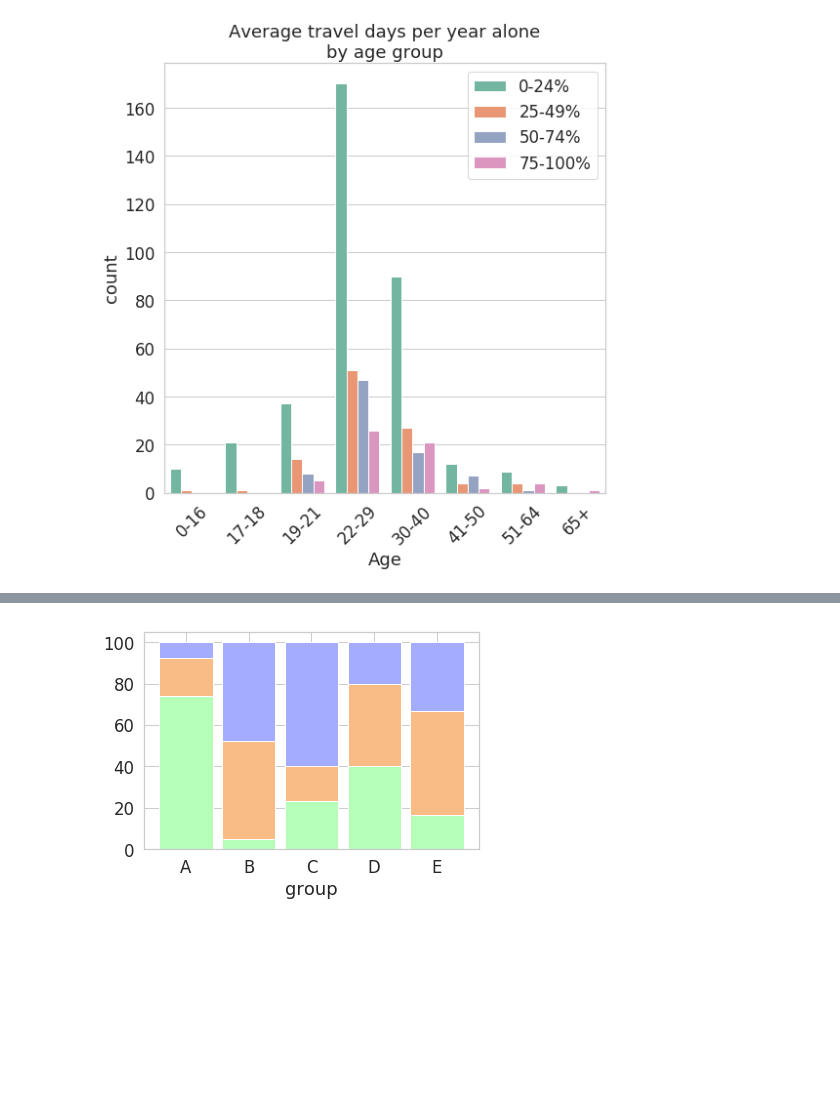
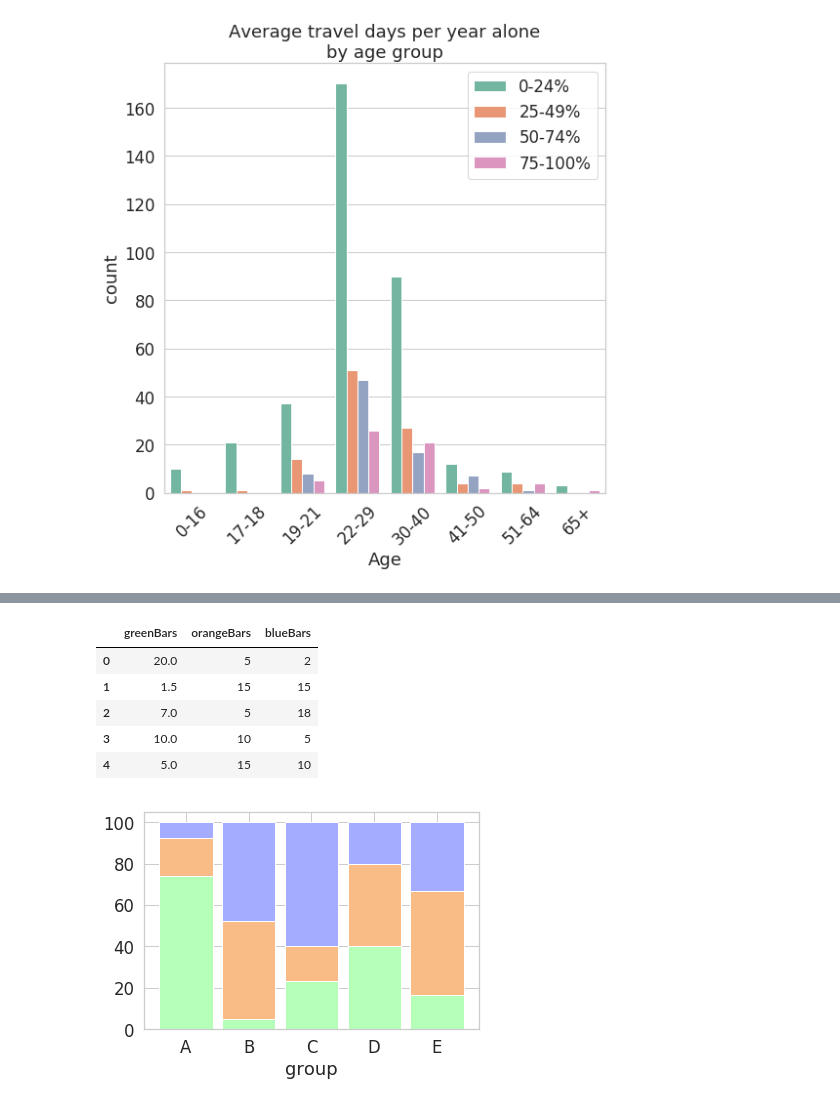
Before and after one commit to kairstenfay/data-viz, a Jupyter notebook: r-travel-data-battle.ipynb, the cells around one changed output, grey strips where cells are left out. Saved outputs shown, nothing was run; the diff lists cells and outputs as text; code cells hidden in the pictures; blank space fills up the shorter version.

```diff
--- a/r-travel-data-battle.ipynb
+++ b/r-travel-data-battle.ipynb
@@ -334,7 +431,7 @@ import pandas as pd
 r = [0,1,2,3,4]
 raw_data = {'greenBars': [20, 1.5, 7, 10, 5], 'orangeBars': [5, 15, 5, 10, 15],
             'blueBars': [2, 15, 18, 5, 10]}
-# df = pd.DataFrame(raw_data)
+df = pd.DataFrame(raw_data)
 
 # From raw value to percentage
 totals = [i+j+k for i,j,k in zip(df['greenBars'], df['orangeBars'], df['blueBars'])]
@@ -362,3 +461,12 @@ plt.show()
+# %%
+df
+# %% [output]
+|  | greenBars | orangeBars | blueBars |
+| 0 | 20.0 | 5 | 2 |
+| 1 | 1.5 | 15 | 15 |
+| 2 | 7.0 | 5 | 18 |
+| 3 | 10.0 | 10 | 5 |
+| 4 | 5.0 | 15 | 10 |
 # %%
 import numpy as np
 import matplotlib.pyplot as plt
```
Also changed, not shown: parts of 7 cells of this notebook.
